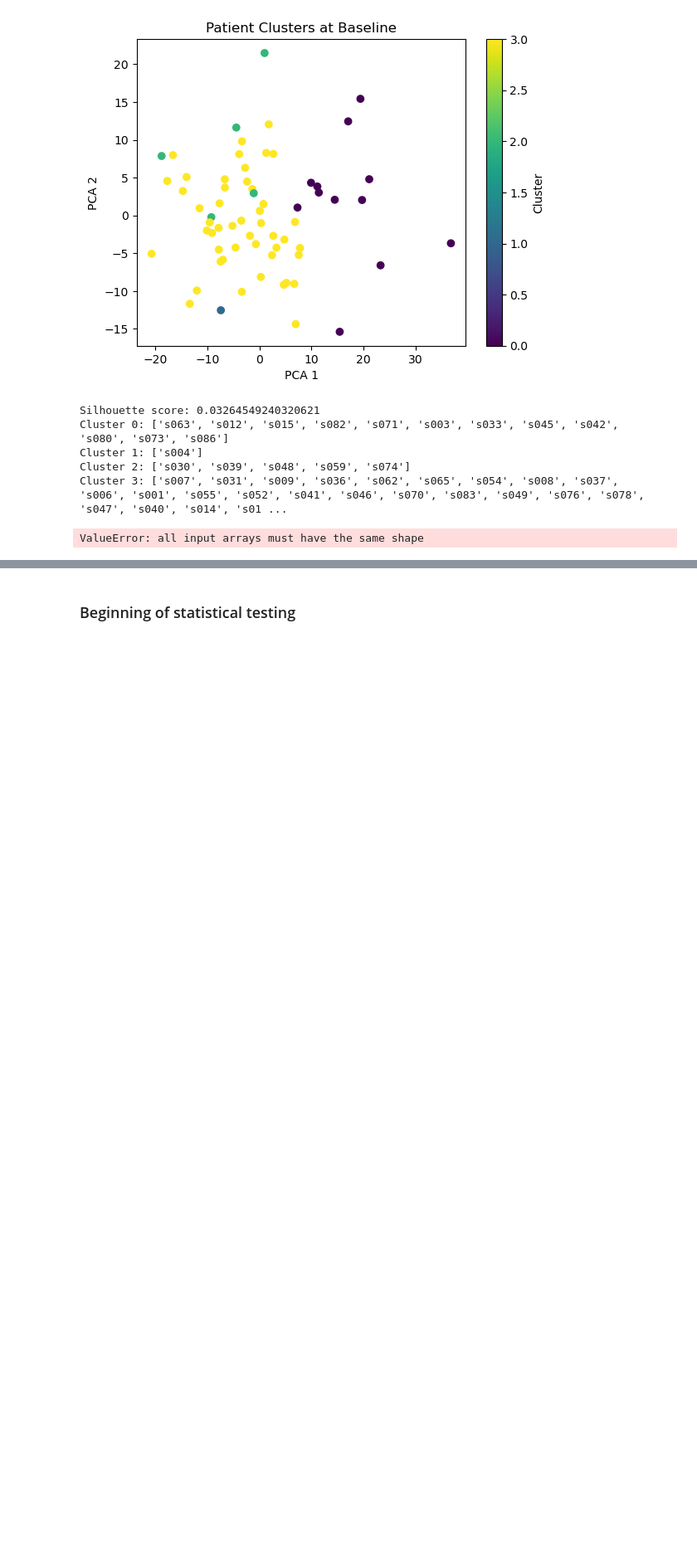
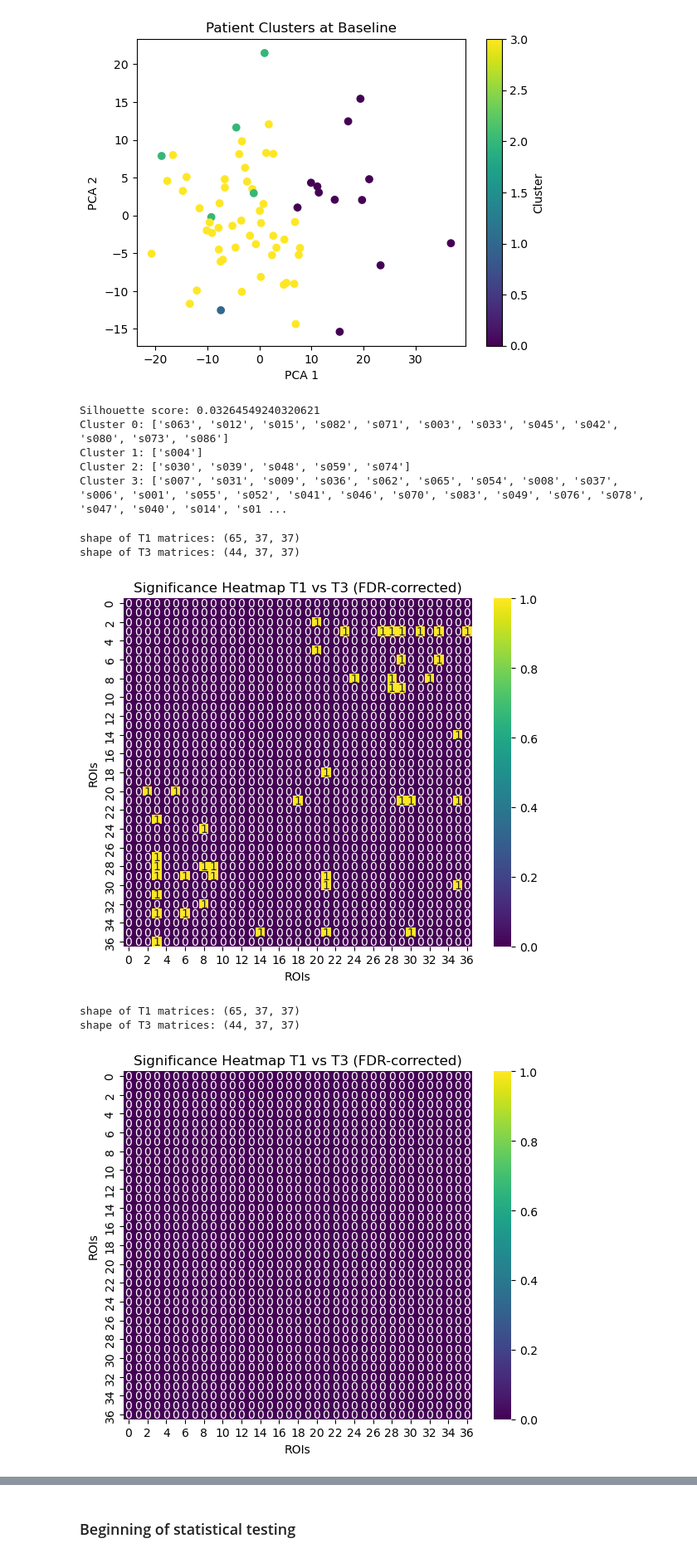
Before and after one commit to maylismlr/uphummel_MA4, a Jupyter notebook: clustering.ipynb, the cells around one changed output, grey strips where cells are left out. Shown at 83% size. Drawn from its saved outputs; the diff is of its cells as text; code cells hidden in the pictures; blank space fills up the shorter version.

Commit message:
working on plots and stat tests

```diff
--- a/clustering.ipynb
+++ b/clustering.ipynb
@@ -114,8 +193,15 @@ Cluster 1: ['s004']
 Cluster 2: ['s030', 's039', 's048', 's059', 's074']
 Cluster 3: ['s007', 's031', 's009', 's036', 's062', 's065', 's054', 's008', 's037', 's006', 's001', 's055', 's052', 's041', 's046', 's070', 's083', 's049', 's076', 's078', 's047', 's040', 's014', 's01 ...
 # %%
-significant_matrix, p_vals_corrected, reject = functions.get_sig_matrix(t1_t3_matrices)
+significant_matrix, p_vals_corrected, reject = functions.get_sig_matrix(t1_t3_matrices, correction=False)
+
+significant_matrix, p_vals_corrected, reject = functions.get_sig_matrix(t1_t3_matrices, correction=True)
 # %% [output]
-ValueError: all input arrays must have the same shape
+shape of T1 matrices: (65, 37, 37)
+shape of T3 matrices: (44, 37, 37)
+[figure, added]
+shape of T1 matrices: (65, 37, 37)
+shape of T3 matrices: (44, 37, 37)
+[figure, added]
 # %%
 t1_t4_matrices_labeled = functions.cluster_and_plot(t1_t4_matrices, numerical_cols_names= numerical_cols, categorical_cols_name=categorical_cols, clusters=2)
```
Also changed, not shown: parts of 13 cells of this notebook, 1 other file.
